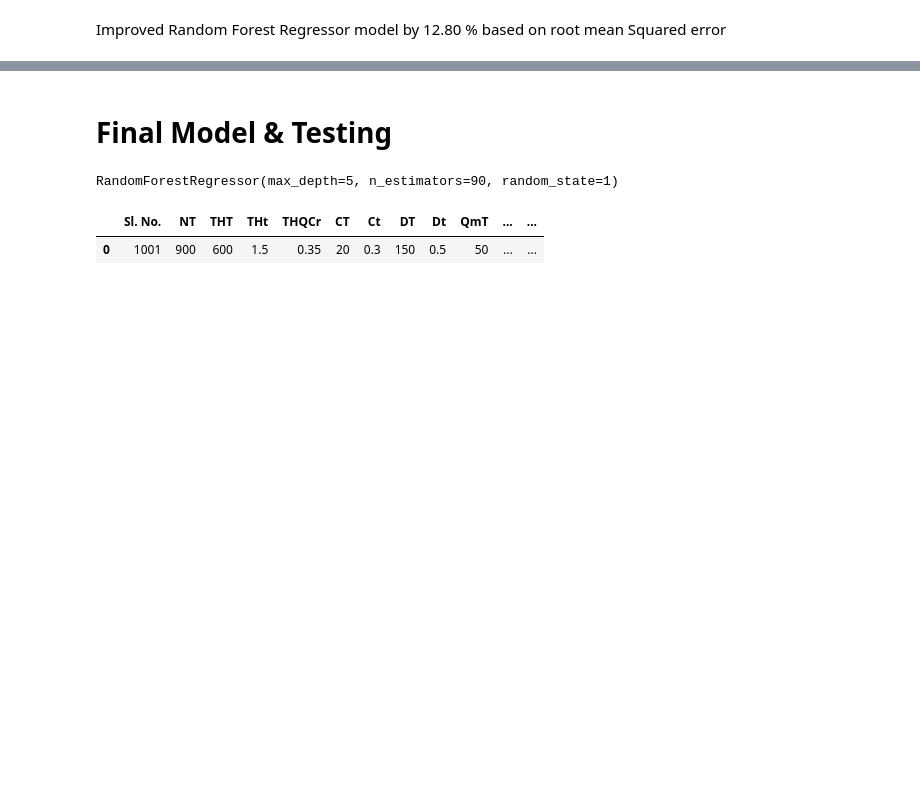
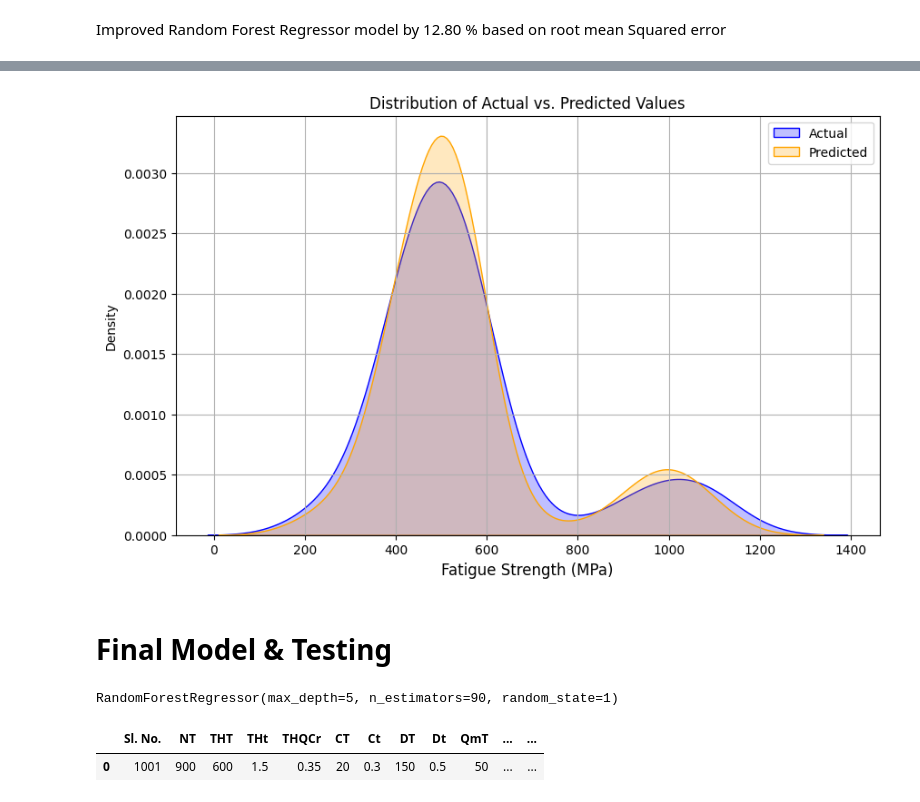
Before and after one commit to jagadesh2006/Fatigue_Strength_ML, a Jupyter notebook: Fatigue_Strength_Prediction.ipynb, the cells around one changed output, grey strips where cells are left out. Drawn from its saved outputs; the diff is of its cells as text; code cells hidden in the pictures; blank space fills up the shorter version.

```diff
--- a/Fatigue_Strength_Prediction.ipynb
+++ b/Fatigue_Strength_Prediction.ipynb
@@ -475,3 +509,14 @@ Improved Random Forest Regressor model by 12.80 % based on root mean Squared err
+# %%
+plt.figure(figsize=(10, 6))
+sns.kdeplot(val_y, label='Actual', color='blue', fill=True)
+sns.kdeplot(predictions, label='Predicted', color='orange', fill=True)
+plt.title('Distribution of Actual vs. Predicted Values', fontsize=12)
+plt.xlabel('Fatigue Strength (MPa)', fontsize=12)
+plt.legend()
+plt.grid(True)
+plt.show()
+# %% [output]
+[figure, added]
 # %% [markdown]
 # <b>Final Model & Testing</b>
 # %%
```
Also changed, not shown: parts of 11 cells of this notebook.
